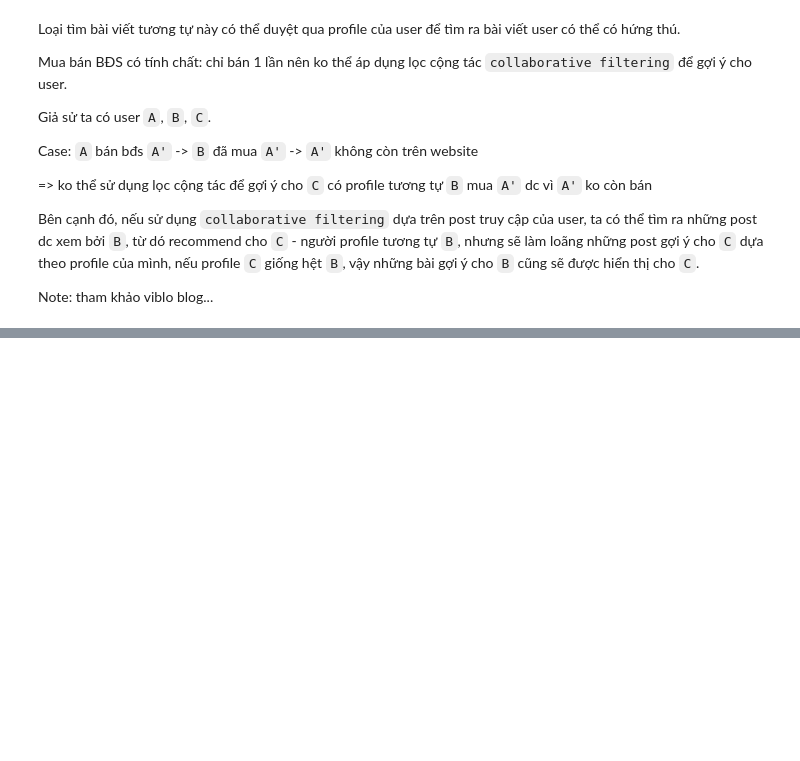
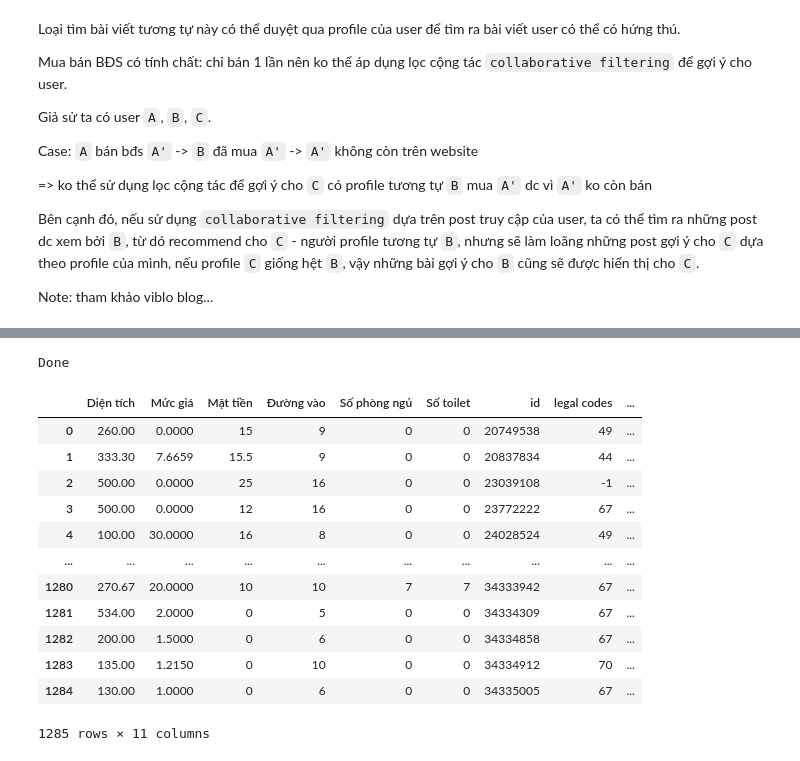
Before and after one commit to DaydreamerSY/Recommendation-system, a Jupyter notebook: main.ipynb, the cells around one changed output, grey strips where cells are left out. Saved outputs shown, nothing was run; the diff lists cells and outputs as text; code cells hidden in the pictures; blank space fills up the shorter version.

```diff
--- a/main.ipynb
+++ b/main.ipynb
@@ -331,0 +653,68 @@ test_database.to_csv("fake-data-with-similar-id.csv")
+# %%
+# use Threading to speed up get recommended id
+
+import numpy as np
+import threading
+
+from Recommender import Recommender
+import joblib
+
+test_database = df.copy()
+
+test_db_fs = np.array_split(test_database, 4)
+
+database = df.copy()
+
+scaler = joblib.load("MinMaxScalerModel.gz")
+cal_cols = ['Diện tích',
+ 'Mức giá',
+ 'Mặt tiền',
+ 'Đường vào',
+ 'Số phòng ngủ',
+ 'Số toilet',
+ 'legal codes',
+ 'direction codes',
+ 'region codes']
+
+# test_database["most_similar"] = test_database.apply(lambda row: get_recommended_id(row), axis=1)
+# test_database
+
+def thread_get_id(dataframe):
+    dataframe["most_similar"] = dataframe.apply(lambda row: get_recommended_id(row), axis=1)
+
+
+try:
+    t1 = threading.Thread(target=thread_get_id, args=([test_db_fs[0]]))
+    t2 = threading.Thread(target=thread_get_id, args=([test_db_fs[1]]))
+    t3 = threading.Thread(target=thread_get_id, args=([test_db_fs[2]]))
+    t4 = threading.Thread(target=thread_get_id, args=([test_db_fs[3]]))
+    t1.start()
+    t2.start()
+    t3.start()
+    t4.start()
+    t1.join()
+    t2.join()
+    t3.join()
+    t4.join()
+    print("Done")
+except:
+    print("Error")
+# %% [output]
+Done
+# %%
+final_df = pd.concat(test_db_fs)
+final_df
+# %% [output]
+|  | Diện tích | Mức giá | Mặt tiền | Đường vào | Số phòng ngủ | Số toilet | id | legal codes | ... |
+| 0 | 260.00 | 0.0000 | 15 | 9 | 0 | 0 | 20749538 | 49 | ... |
+| 1 | 333.30 | 7.6659 | 15.5 | 9 | 0 | 0 | 20837834 | 44 | ... |
+| 2 | 500.00 | 0.0000 | 25 | 16 | 0 | 0 | 23039108 | -1 | ... |
+| 3 | 500.00 | 0.0000 | 12 | 16 | 0 | 0 | 23772222 | 67 | ... |
+| 4 | 100.00 | 30.0000 | 16 | 8 | 0 | 0 | 24028524 | 49 | ... |
+| ... | ... | ... | ... | ... | ... | ... | ... | ... | ... |
+| 1280 | 270.67 | 20.0000 | 10 | 10 | 7 | 7 | 34333942 | 67 | ... |
+| 1281 | 534.00 | 2.0000 | 0 | 5 | 0 | 0 | 34334309 | 67 | ... |
+| 1282 | 200.00 | 1.5000 | 0 | 6 | 0 | 0 | 34334858 | 67 | ... |
+| 1283 | 135.00 | 1.2150 | 0 | 10 | 0 | 0 | 34334912 | 70 | ... |
+| 1284 | 130.00 | 1.0000 | 0 | 6 | 0 | 0 | 34335005 | 67 | ... |
+1285 rows × 11 columns
```
Also changed, not shown: parts of 15 cells of this notebook, 7 other files.
